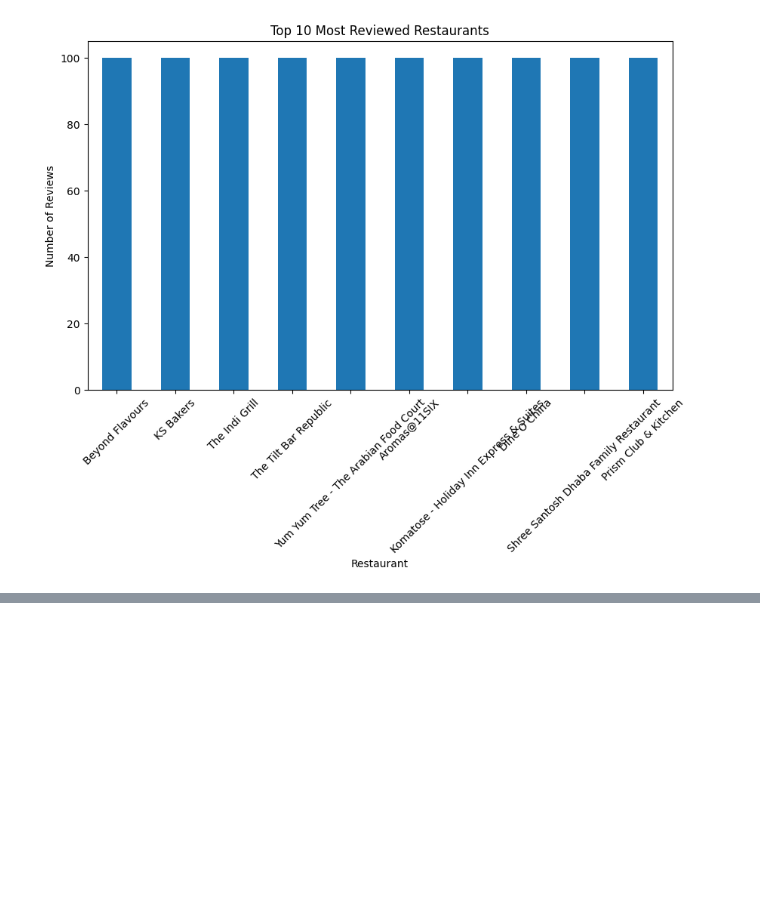
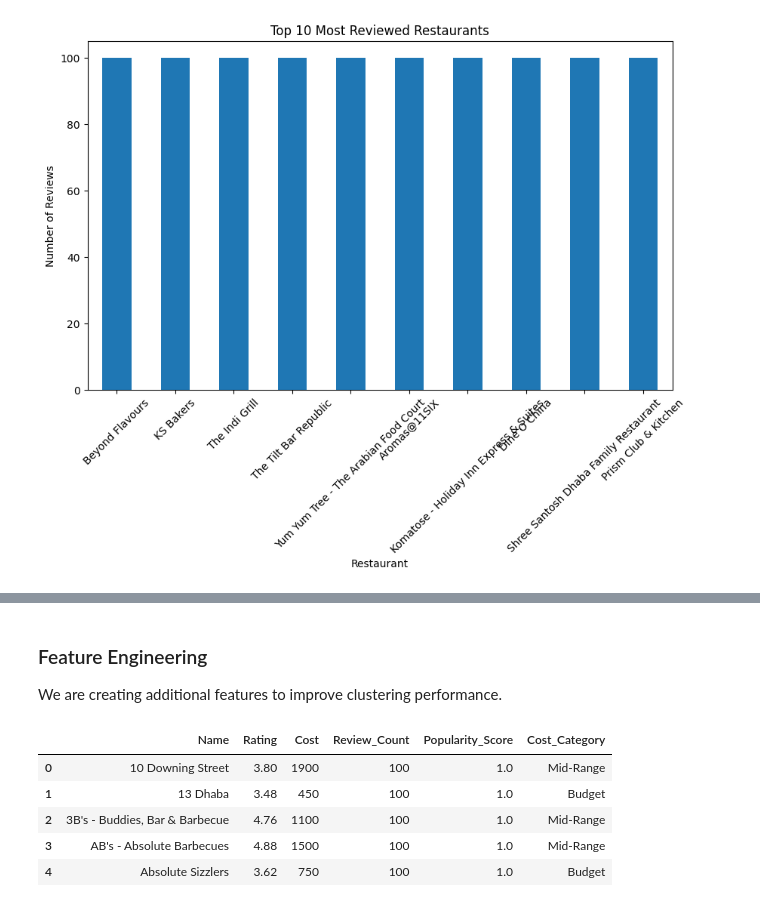
Before and after one commit to sricharann17/Zomato-Project, a Jupyter notebook: zomato_analysis.ipynb, the cells around one changed output, grey strips where cells are left out. Cells and saved outputs as stored; diff of their text form; code cells hidden in the pictures; blank space fills up the shorter version.

```diff
--- a/zomato_analysis.ipynb
+++ b/zomato_analysis.ipynb
@@ -375,0 +383,12 @@ plt.show()
+# %%
+# Creating restaurant-level dataset for clustering
+
+restaurant_data = merged_df.groupby('Name').agg({
+    'Rating': 'mean',
+    'Cost': 'first',
+    'Review': 'count'
+}).reset_index()
+
+restaurant_data.rename(columns={'Review': 'Review_Count'}, inplace=True)
+
+restaurant_data.head()
@@ -375,0 +402,23 @@ plt.show()
+# %% [markdown]
+### Feature Engineering
+
+We are creating additional features to improve clustering performance.
+# %%
+# Feature Engineering
+
+restaurant_data['Popularity_Score'] = restaurant_data['Review_Count'] / restaurant_data['Review_Count'].max()
+
+restaurant_data['Cost_Category'] = pd.cut(
+    restaurant_data['Cost'],
+    bins=3,
+    labels=['Budget', 'Mid-Range', 'Premium']
+)
+
+restaurant_data.head()
+# %% [output]
+|  | Name | Rating | Cost | Review_Count | Popularity_Score | Cost_Category |
+| 0 | 10 Downing Street | 3.80 | 1900 | 100 | 1.0 | Mid-Range |
+| 1 | 13 Dhaba | 3.48 | 450 | 100 | 1.0 | Budget |
+| 2 | 3B's - Buddies, Bar & Barbecue | 4.76 | 1100 | 100 | 1.0 | Mid-Range |
+| 3 | AB's - Absolute Barbecues | 4.88 | 1500 | 100 | 1.0 | Mid-Range |
+| 4 | Absolute Sizzlers | 3.62 | 750 | 100 | 1.0 | Budget |
```
Also changed, not shown: parts of 12 cells of this notebook.
